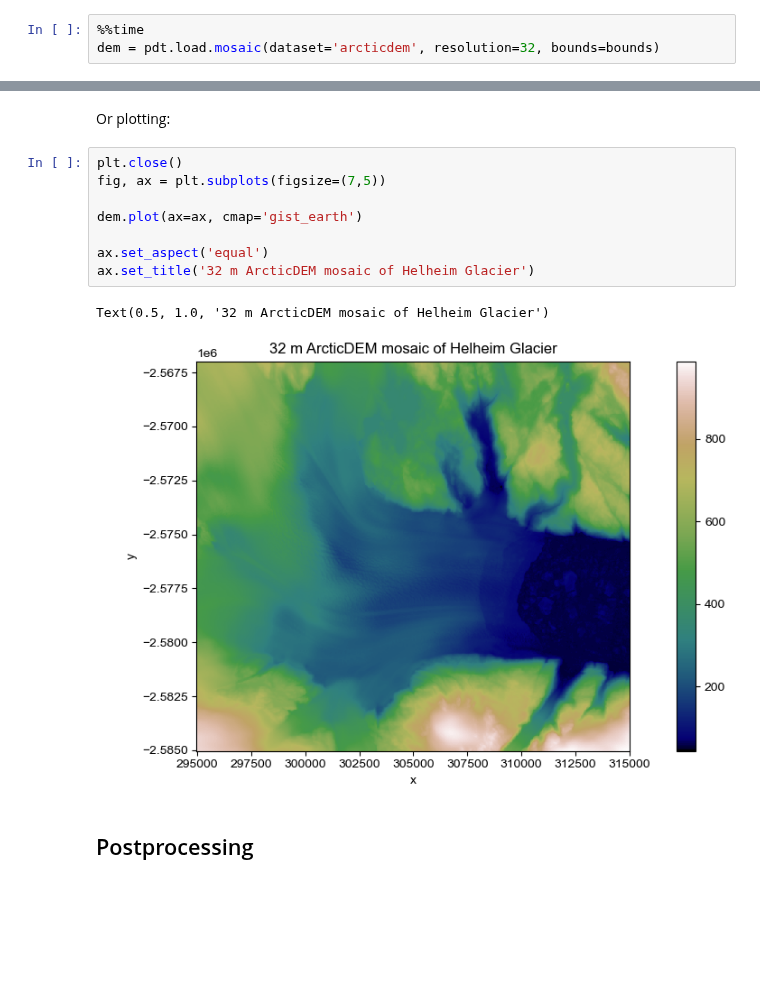
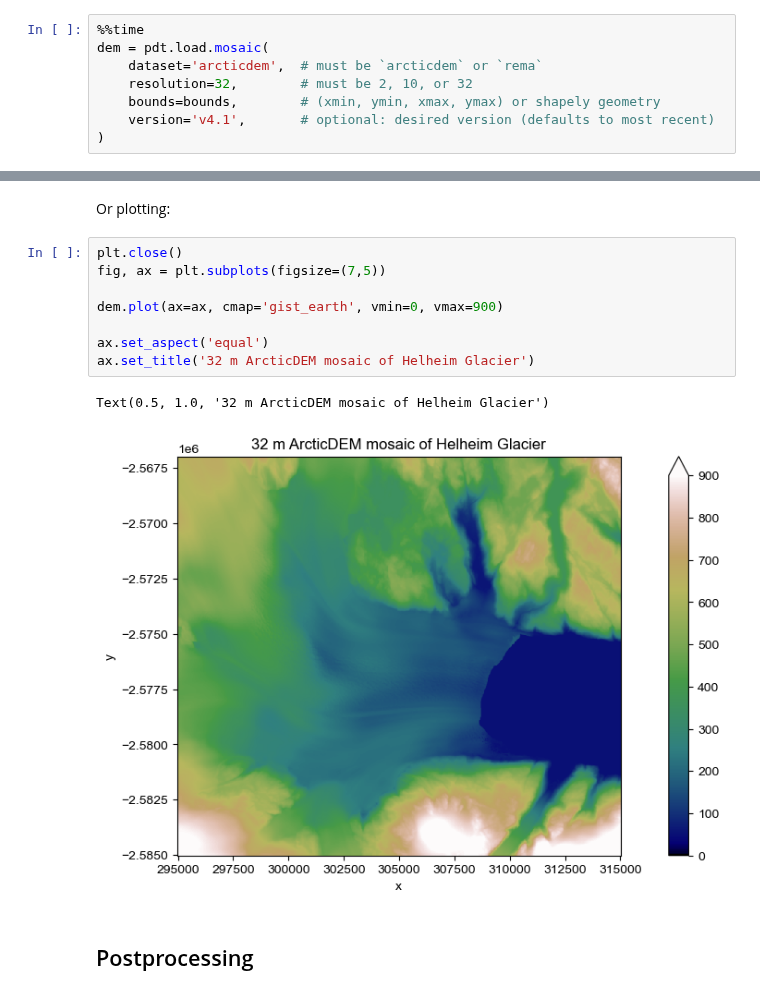
Before and after one commit to trchudley/pdemtools, a Jupyter notebook: notebooks/mosaic_and_terrain.ipynb, the cells around one changed output, grey strips where cells are left out. Cells and saved outputs as stored; diff of their text form; blank space fills up the shorter version.

Commit message:
arcticdem mosaic v4.1 update

```diff
--- a/notebooks/mosaic_and_terrain.ipynb
+++ b/notebooks/mosaic_and_terrain.ipynb
@@ -27,5 +27,10 @@ bounds = (295000,-2585000,315000,-2567000)
 Now we can use the `pdemtools.mosaic()` function, specificying the dataset (`'arcicdem'` or `'rema'`), resolution (which can be either `2`, `10`, or `32` metres), and the aforementioned bounding box. Note that, at this step, we are downloading the data from the AWS bucket, so 2 m resolution mosaics may take a while to download. Let's download the 32 m mosaic for now:
 # %%
 %%time
-dem = pdt.load.mosaic(dataset='arcticdem', resolution=32, bounds=bounds)
+dem = pdt.load.mosaic(
+    dataset='arcticdem',  # must be `arcticdem` or `rema`
+    resolution=32,        # must be 2, 10, or 32
+    bounds=bounds,        # (xmin, ymin, xmax, ymax) or shapely geometry
+    version='v4.1',       # optional: desired version (defaults to most recent)
+)
 # %% [output]
@@ -43,14 +48,14 @@ Or plotting:
 # %%
 plt.close()
 fig, ax = plt.subplots(figsize=(7,5))
 
-dem.plot(ax=ax, cmap='gist_earth')
+dem.plot(ax=ax, cmap='gist_earth', vmin=0, vmax=900)
 
 ax.set_aspect('equal')
 ax.set_title('32 m ArcticDEM mosaic of Helheim Glacier')
 # %% [output]
 Text(0.5, 1.0, '32 m ArcticDEM mosaic of Helheim Glacier')
-[figure, old version]
+[figure, new version]
 # %% [markdown]
 ## Postprocessing
 # %% [markdown]
```
Also changed, not shown: parts of 9 cells of this notebook, 15 other files.
